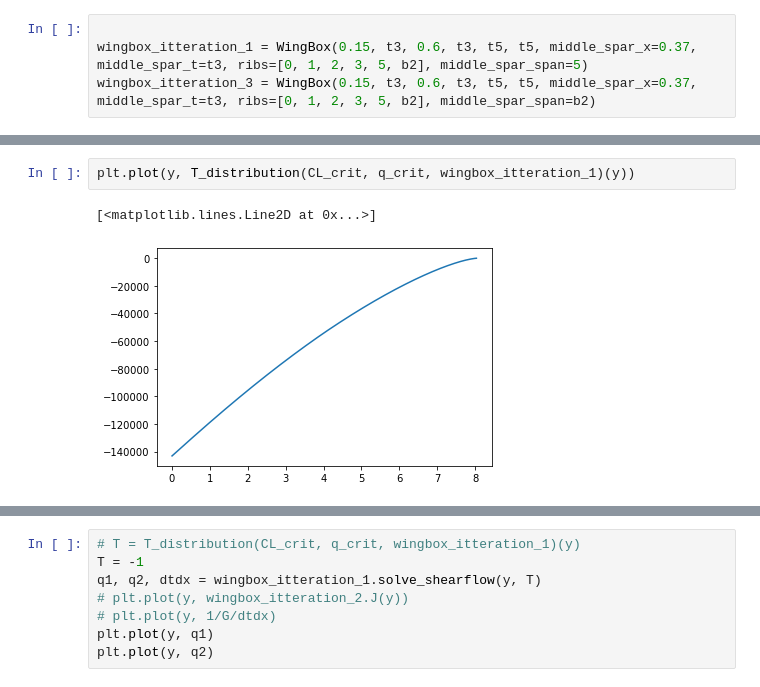
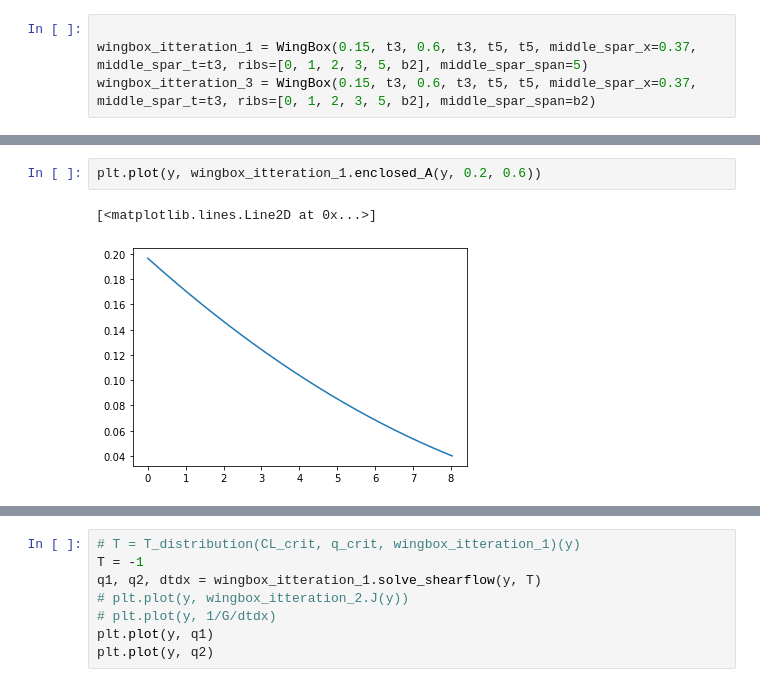
Before and after one commit to LucaDissel/Workpackage4-5, a Jupyter notebook: Itterate.ipynb, the cells around one changed output, grey strips where cells are left out. Drawn from its saved outputs; the diff is of its cells as text.

```diff
--- a/Itterate.ipynb
+++ b/Itterate.ipynb
@@ -22,5 +38,5 @@ wingbox_itteration_3 = WingBox(0.15, t3, 0.6, t3, t5, t5, middle_spar_x=0.37, mi
 # %%
-plt.plot(y, T_distribution(CL_crit, q_crit, wingbox_itteration_1)(y))
+plt.plot(y, wingbox_itteration_1.enclosed_A(y, 0.2, 0.6))
 # %% [output]
 [<matplotlib.lines.Line2D at 0x...>]
-[figure, old version]
+[figure, new version]
```
Also changed, not shown: parts of 12 cells of this notebook, 1 other file.
